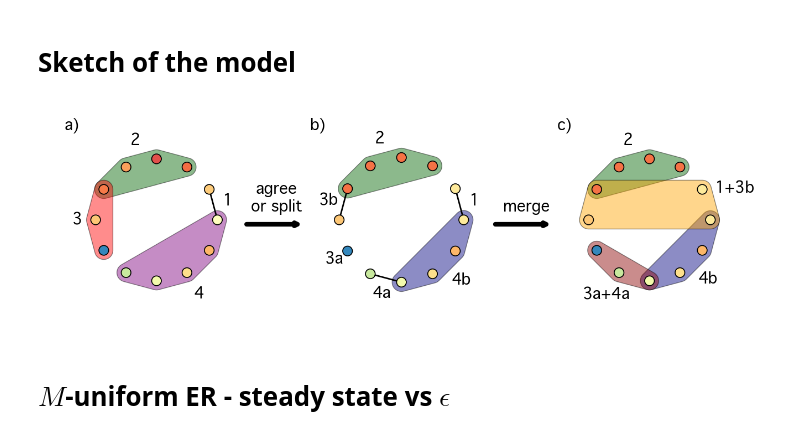
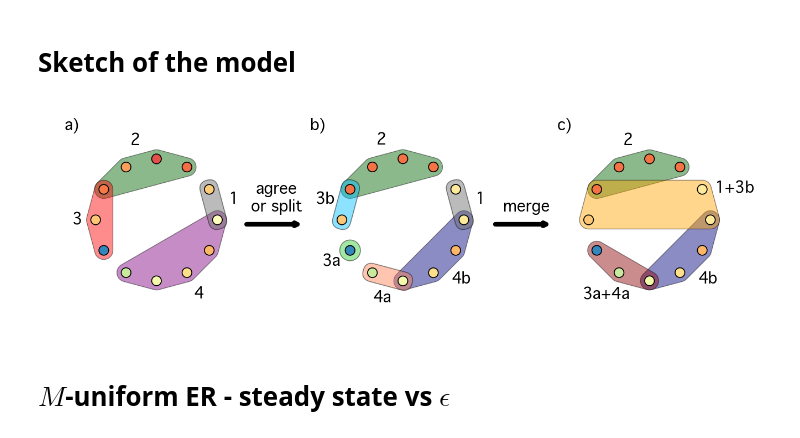
Before and after one commit to cosimoagostinelli/H-or_adaptive_Deffuant, a Jupyter notebook: 3_figures.ipynb, the cells around one changed output. Saved outputs shown, nothing was run; the diff lists cells and outputs as text; code cells hidden in the pictures.

```diff
--- a/3_figures.ipynb
+++ b/3_figures.ipynb
@@ -35,6 +36,7 @@ dpi=150
 # %%
 import matplotlib.cm as cm
 from matplotlib import gridspec
+from matplotlib.patches import FancyBboxPatch, Circle
 
 # Helper function: push hyperedge label radially outward
 def get_outside_label_pos(nodes_pos, center=np.array([0,0]), offset=0.25):
@@ -47,6 +49,51 @@ def get_outside_label_pos(nodes_pos, center=np.array([0,0]), offset=0.25):
     r = np.linalg.norm(v) + offset
 
     return np.array([np.cos(angle)*r, np.sin(angle)*r])
+
+# Function to draw pairwise edges as hulls instead of lines
+def draw_dyad_capsule(ax, p0, p1, width=0.10,
+                      facecolor='lightgray',
+                      edgecolor='black',
+                      alpha=0.45,
+                      zorder=2):
+    """
+    Draw a rounded capsule between p0 and p1.
+    p0, p1: numpy arrays of shape (2,)
+    width: capsule thickness (≈ hyperedge hull thickness)
+    """
+
+    node_radius = 0.3
+    # vector between nodes
+    v = (p1 - p0)
+    # extend endpoints beyond node centers
+    p0 = p0 - node_radius * v
+    p1 = p1 + node_radius * v
+    L = np.linalg.norm(p1 - p0)
+    v = v / L
+
+    # angle of the dyad
+    angle = np.degrees(np.arctan2(v[1], v[0]))
+
+    # capsule lower-left corner (before rotation)
+    x = p0[0]
+    y = p0[1] - width / 2
+
+    capsule = FancyBboxPatch(
+        (x, y),
+        L, width,
+        boxstyle=f"round,pad=0,rounding_size={width/2}",
+        linewidth=1.2,
+        facecolor=facecolor,
+        edgecolor=edgecolor,
+        alpha=alpha,
+        zorder=zorder
+    )
+
+    # rotate around p0
+    t = mpl.transforms.Affine2D().rotate_deg_around(p0[0], p0[1], angle)
+    capsule.set_transform(t + ax.transData)
+
+    ax.add_patch(capsule)
 
 
 # Choose colormap
@@ -85,7 +132,7 @@ for i in range(3):
 
     # 1) Draw only hulls / hyperedges (hide nodes inside XGI)
     xgi.draw(h, ax=ax[i], pos=pos, hull=True, radius=0.15,
-             dyad_lw=lw, alpha=0.45, edge_fc=he_clrs[i], edge_ec='black',
+             dyad_lw=0, alpha=0.45, edge_fc=he_clrs[i], edge_ec='black',
              node_size=0, node_labels=False)   # node_size=0 hides XGI nodes
 
     # 2) Prepare node ordering and scalar values (use sorted order to be stable)
@@ -110,7 +157,7 @@ for i in range(3):
         pts = [pos[n] for n in nodes]
 
         if not eid == '1+3b':
-            ofs = 0.13*len(nodes) if len(nodes) > 2 else 0.25
+            ofs = 0.13*len(nodes) if len(nodes) > 2 else 0.35
             if len(eid) > 3:
                 ofs = 0.5
             out_pos = get_outside_label_pos(pts, center=np.array([0,0]), offset=ofs)
@@ -118,6 +165,20 @@ for i in range(3):
                        fontsize=20, fontweight='bold')
         else:
             ax[i].text(1.4, 0.52, eid, ha='center', va='center', fontsize=20, fontweight='bold')
+
+        # draw hyperedges for dyads and isolated node
+        dyad_clr = {'1':'dimgray', '3a':'limegreen', '3b':'deepskyblue', '4a':'coral'}
+        if len(nodes) == 2:
+            p0 = np.array(pos[nodes[0]])
+            p1 = np.array(pos[nodes[1]])
+            draw_dyad_capsule(ax[i], p0, p1, width=0.3, facecolor=dyad_clr[eid], edgecolor='black', alpha=0.45)
+        if len(nodes) == 1:
+            u = nodes[0]
+            center = np.array(pos[u])
+            # draw circle around isolated nodes (hyperedge of size 1)
+            circ = Circle(center, radius=0.17, facecolor=dyad_clr[eid], edgecolor='black', linewidth=1.2, alpha=0.45, zorder=1)
+            ax[i].add_patch(circ)
+
 
     ax[i].set_aspect('equal')
     ax[i].axis('off')
@@ -131,34 +192,34 @@ for i,lbl in zip([0,1,2], lbls):
 
 plt.tight_layout()
 
 
 # Draw arrows
 arrow_ax = fig.add_axes([0, 0, 1, 1])  # full figure
 arrow_ax.set_axis_off()                # invisible
 
 arrow_ax.annotate("",
     xy=(0.37, 0.5), xytext=(0.288, 0.5),
     xycoords='figure fraction', textcoords='figure fraction',
     arrowprops=dict(arrowstyle="->", lw=6)
 )
 arrow_ax.annotate("",
     xy=(0.716, 0.5), xytext=(0.634, 0.5),
     xycoords='figure fraction', textcoords='figure fraction',
     arrowprops=dict(arrowstyle="->", lw=6)
 )
 arrow_ax.text(0.324, 0.52, "agree\nor split", ha="center", va="bottom", fontsize=20)
 arrow_ax.text(0.672, 0.52, "merge", ha="center", va="bottom", fontsize=20)
 
 
 # Add horizontal colorbar
 #cbar = fig.colorbar(sm, ax=ax, orientation='horizontal', fraction=0.05, pad=0.15)
 #cbar.set_label("Opinion", fontsize=18)
 
 
 plt.savefig(f'../figures/sketch_model.jpg', dpi=dpi)
 plt.show()
 # %% [output]
-[figure, old version]
+[figure, new version]
 # %% [markdown]
 # $M$-uniform ER - steady state vs $\epsilon$
 # %%
```
Also changed, not shown: parts of 21 cells of this notebook, 4 other files.
